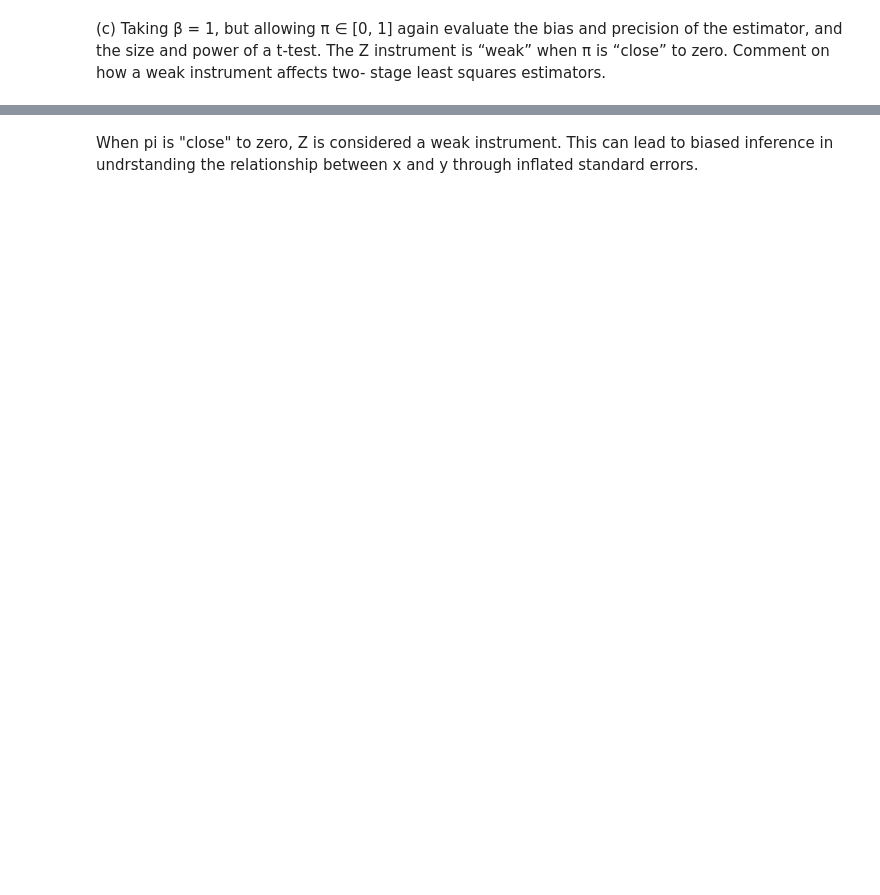
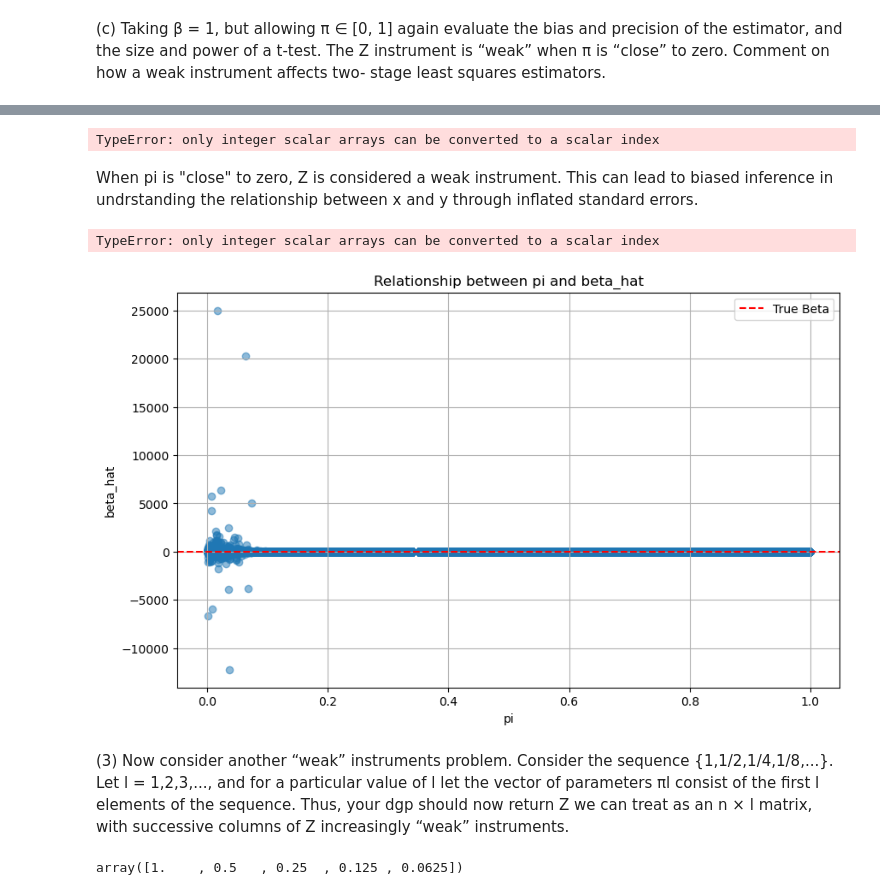
Before and after one commit to lizsau/ARE212_Materials, a Jupyter notebook: Assignments/Assignment_2/Q4.ipynb, the cells around one changed output, grey strips where cells are left out. Drawn from its saved outputs; the diff is of its cells as text; code cells hidden in the pictures; blank space fills up the shorter version.

```diff
--- a/Assignments/Assignment_2/Q4.ipynb
+++ b/Assignments/Assignment_2/Q4.ipynb
@@ -70,15 +78,23 @@ Standard error of the estimate (SE): 0.08955323010380124
 b) Taking β = π = 1, use repeated draws from dgp to check the bias, and precision of the two_sls estimator, as well as the size and power of a t-test of the hypothesis that β = 0. Discuss. Does a 95% confidence interval (based on your 2SLS estimator) correctly cover 95% of your Monte Carlo draws?
 # %%
 def monte_carlo_simulation(n_simulations, n, beta, pi):
+    # Store draws in results list
     results = []
     for i in range(n_simulations):
+        # Run simulation
         y, x, Z = dgp(n, beta, pi)
+
+        # Pull beta_hat and se for each draw
         beta_hat, se = two_sls(y, x, Z)
+
+        # calculate t-stat and p-value
         t_stat = (beta_hat - 0) / se
         p_value = 2 * (1 - t.cdf(abs(t_stat), df=n-2))
-        reject_null = p_value < 0.05
+        # reject_null = p_value < 0.05
+        reject_null = 1 if p_value < 0.05 else 0
         results.append({'beta_hat': beta_hat, 'se': se, 't-stat': t_stat,
                         'p-value': p_value, 'reject_null': reject_null})
+
     return pd.DataFrame(results)
 
 # Define Parameters
@@ -160,5 +164,69 @@ Random value of pi between 0 and 1 (as array): [0.27400217]
 # %%
 # Run Monte Carlo simulation
 simulation_results = monte_carlo_simulation(n_simulations, n, beta, pi)
+
+# Calculate bias and precision of 2SLS estimator
+# bias: E[beta_hat] - beta
+bias = simulation_results['beta_hat'].mean() - beta
+# precision: sqrt [var(beta_hat)/n]
+precision = simulation_results['beta_hat'].std()/np.sqrt(len(simulation_results['beta_hat']))
+
+# Calculate size and power of t-test
+size = simulation_results['reject_null'].mean()
+power = 1 - size
+
+print("Bias of 2SLS estimator:", bias)
+print("Precision of 2SLS estimator:", precision)
+print("Size of t-test:", size)
+print("Power of t-test:", power)
+# %% [output]
+TypeError: only integer scalar arrays can be converted to a scalar index
 # %% [markdown]
 When pi is "close" to zero, Z is considered a weak instrument. This can lead to biased inference in undrstanding the relationship between x and y through inflated standard errors.
+# %%
+def monte_carlo_simulation(n_simulations, n, beta, pi_range):
+    results = []
+    for pi_value in pi_range:
+        pi = np.array([pi_value])
+        for _ in range(n_simulations):
+            y, x, Z = dgp(n, beta, pi)
+            beta_hat, se = two_sls(y, x, Z)
+            t_stat = (beta_hat - 0) / se
+            p_value = 2 * (1 - t.cdf(abs(t_stat), df=n-2))
+            reject_null = 1 if p_value < 0.05 else 0
+            results.append({'pi': pi_value, 'beta_hat': beta_hat})
+    return pd.DataFrame(results)
+
+# Parameters
+n_simulations = 1000
+n = 1000
+beta = 1
+pi_range = np.random.uniform(0, 1, size=1000)  # Generating 1000 random values for pi
+
+# Run the simulation
+simulation_results = monte_carlo_simulation(n_simulations, n, beta, pi_range)
+# %% [output]
+TypeError: only integer scalar arrays can be converted to a scalar index
+# %%
+import matplotlib.pyplot as plt
+
+# Plot the results
+plt.figure(figsize=(10, 6))
+plt.scatter(simulation_results['pi'], simulation_results['beta_hat'], alpha=0.5)
+plt.axhline(y=beta, color='r', linestyle='--', label='True Beta')
+plt.xlabel('pi')
+plt.ylabel('beta_hat')
+plt.title('Relationship between pi and beta_hat')
+plt.legend()
+plt.grid(True)
+plt.show()
+# %% [output]
+[figure, added]
+# %% [markdown]
+(3) Now consider another “weak” instruments problem. Consider the sequence {1,1/2,1/4,1/8,...}. Let l = 1,2,3,..., and for a particular value of l let the vector of parameters πl consist of the first l elements of the sequence. Thus, your dgp should now return Z we can treat as an n × l matrix, with successive columns of Z increasingly “weak” instruments.
+# %%
+l = 5
+sequence = np.array([1 / 2**i for i in range(l)])
+sequence
+# %% [output]
+array([1.    , 0.5   , 0.25  , 0.125 , 0.0625])
```
Also changed, not shown: parts of 9 cells of this notebook.
